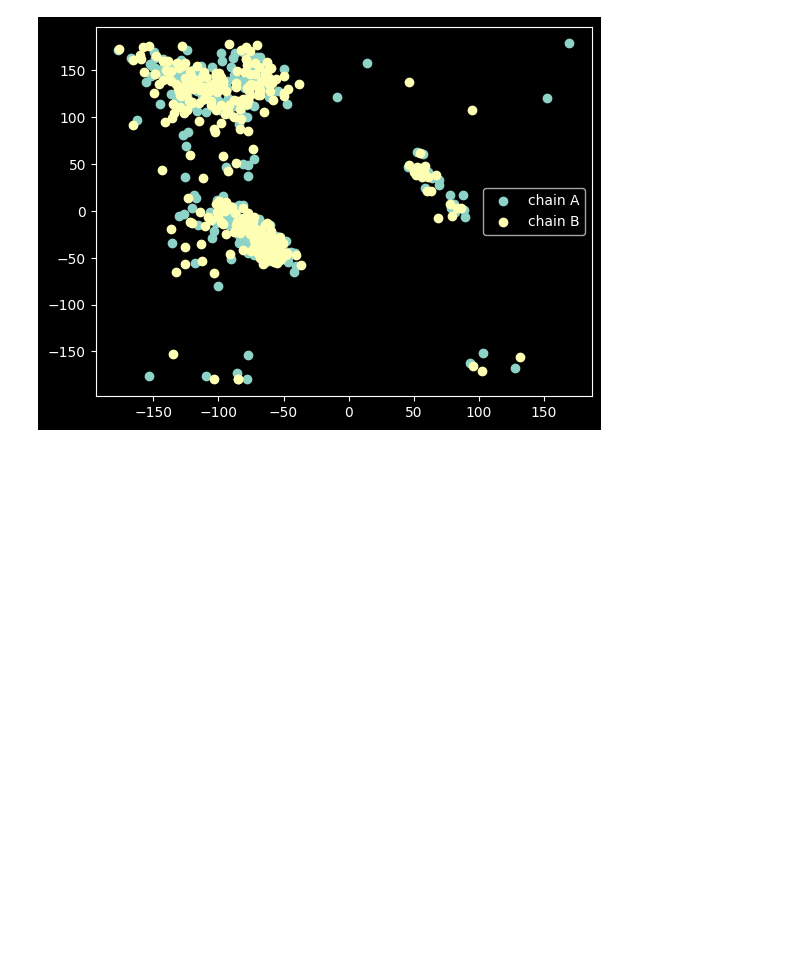
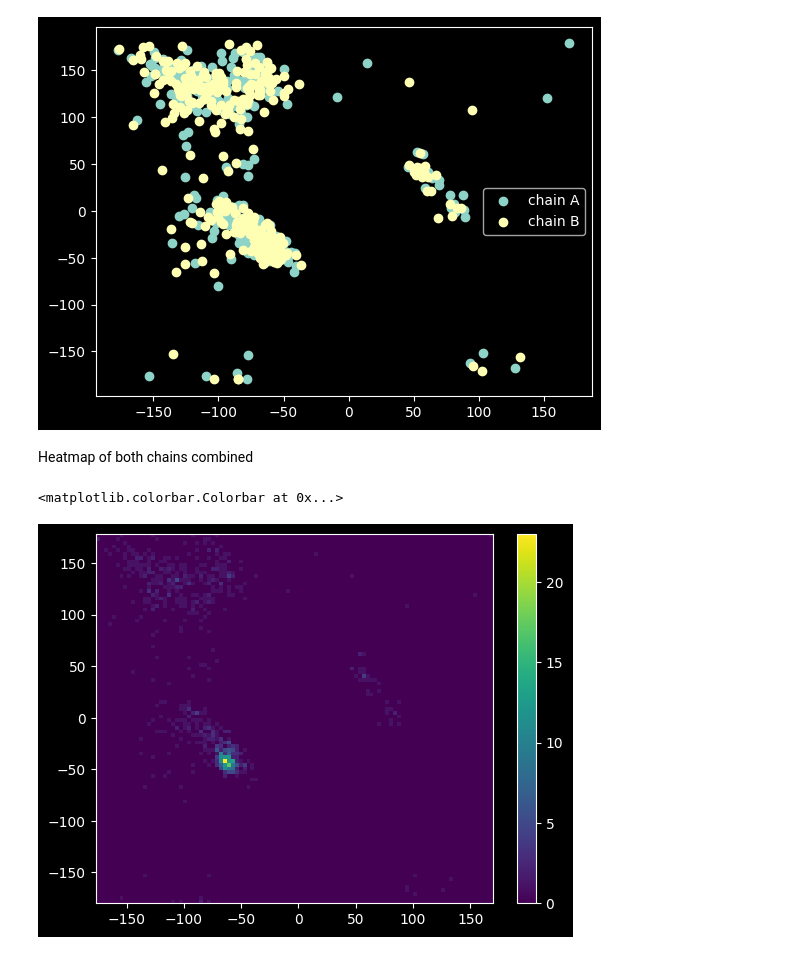
Before and after one commit to xnought/paper-implement, a Jupyter notebook: ramachandran/torsion_pdb.ipynb, the cells around one changed output. Cells and saved outputs as stored; diff of their text form; code cells hidden in the pictures; blank space fills up the shorter version.

```diff
--- a/ramachandran/torsion_pdb.ipynb
+++ b/ramachandran/torsion_pdb.ipynb
@@ -168,3 +170,19 @@ plt.legend()
 # %% [output]
 <matplotlib.legend.Legend at 0x...>
 [figure]
+# %% [markdown]
+Heatmap of both chains combined
+# %%
+a_phis, a_psis = compute_torsions(df[df["chain"] == "A"])
+b_phis, b_psis = compute_torsions(df[df["chain"] == "B"])
+phis = np.hstack((a_phis, b_phis))
+psis = np.hstack((a_psis, b_psis))
+density, x_bins, y_bins = np.histogram2d(phis, psis, 100)
+plt.pcolormesh(x_bins.T, y_bins.T, density.T)
+plt.colorbar()
+plt.yscale('log')
+plt.xscale('log')
+density = np.log1p(density)  # Apply logarithmic scale to the density values
+# %% [output]
+<matplotlib.colorbar.Colorbar at 0x...>
+[figure, added]
```
Also changed, not shown: parts of 1 cell of this notebook, 1 other file.
